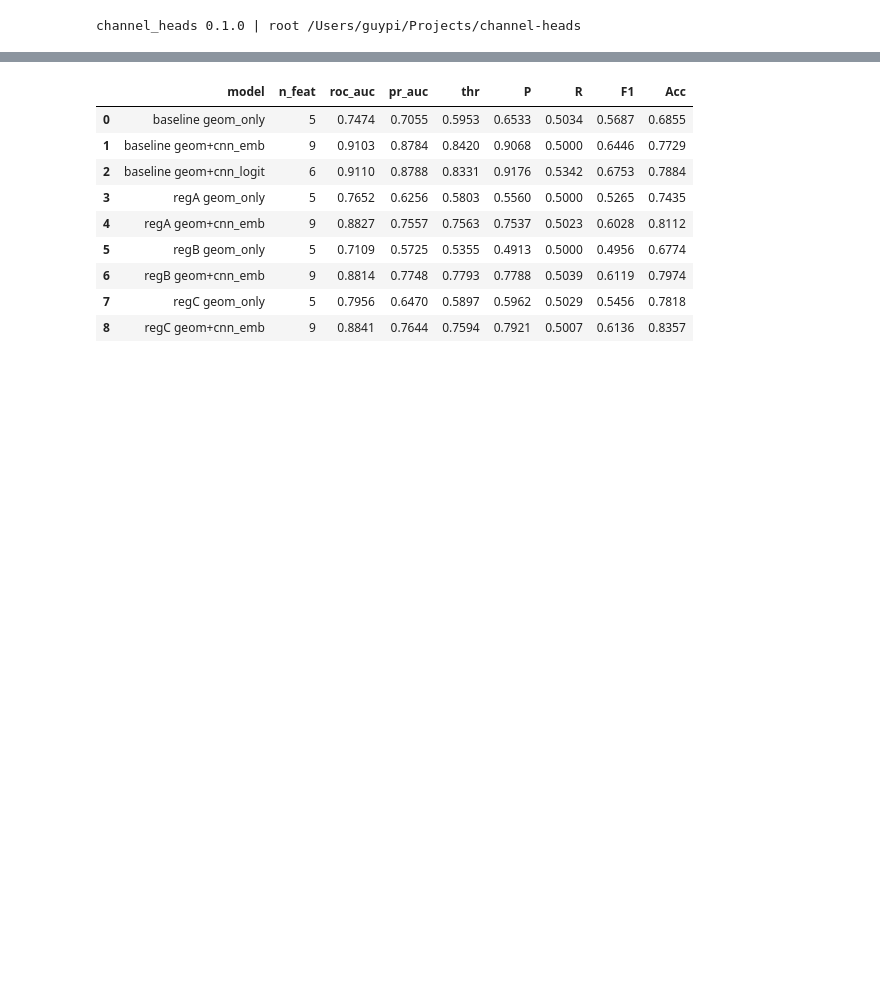
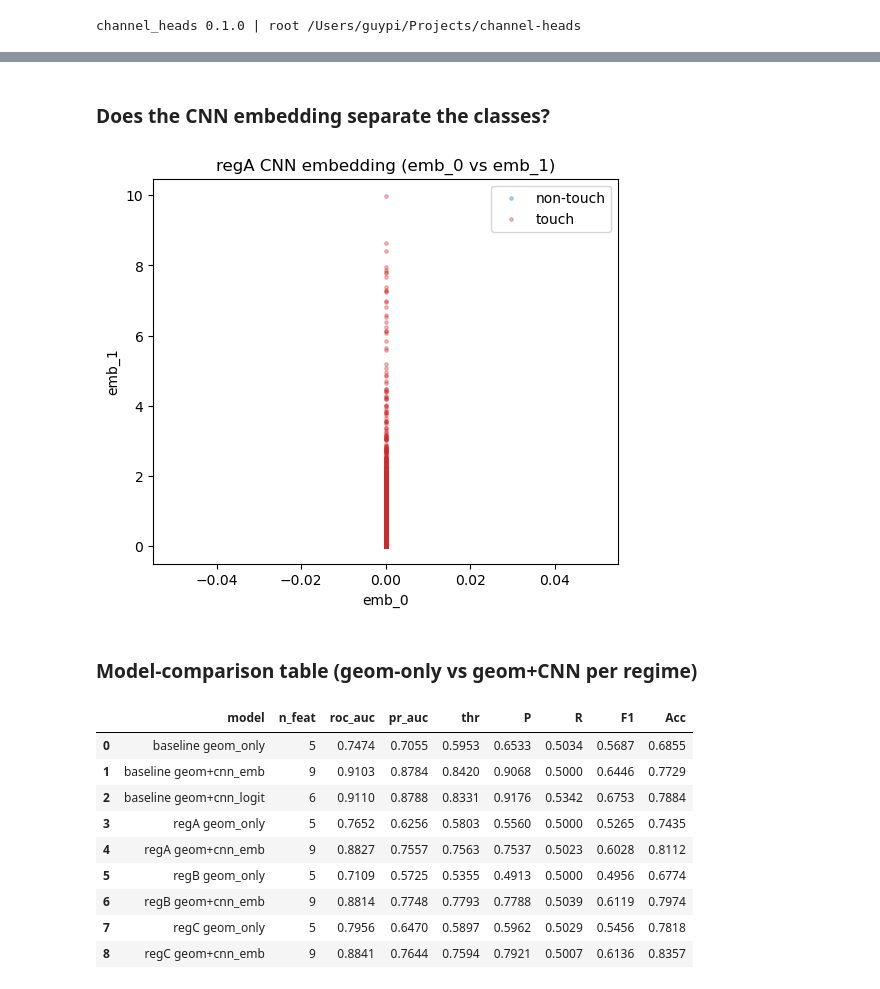
Before and after one commit to GP-Geo/CH_Project, a Jupyter notebook: notebooks/pipeline/08_model_training.ipynb, the cells around one changed output, grey strips where cells are left out. Saved outputs shown, nothing was run; the diff lists cells and outputs as text; code cells hidden in the pictures; blank space fills up the shorter version.

```diff
--- a/notebooks/pipeline/08_model_training.ipynb
+++ b/notebooks/pipeline/08_model_training.ipynb
@@ -20,3 +46,17 @@ channel_heads 0.1.0 | root /Users/guypi/Projects/channel-heads
+# %% [markdown]
+### Does the CNN embedding separate the classes?
+# %%
+d = pd.read_csv(RESULTS_DIR / 'master_dataset_regA_with_emb.csv')
+fig, ax = plt.subplots(figsize=(6, 5))
+for lbl, col, name in [(0, '#1f77b4', 'non-touch'), (1, '#d62728', 'touch')]:
+    s = d[d.y == lbl].sample(min(1500, int((d.y==lbl).sum())), random_state=0)
+    ax.scatter(s.emb_0, s.emb_1, s=6, alpha=0.3, c=col, label=name)
+ax.set_xlabel('emb_0'); ax.set_ylabel('emb_1'); ax.set_title('regA CNN embedding (emb_0 vs emb_1)')
+ax.legend(); plt.show()
+# %% [output]
+[figure, added]
+# %% [markdown]
+### Model-comparison table (geom-only vs geom+CNN per regime)
 # %%
 p = MODELS / 'ALL_MODELS_METRICS.csv'
 pd.read_csv(p) if p.exists() else 'train models first'
```
Also changed, not shown: parts of 7 cells of this notebook, 16 other files.
